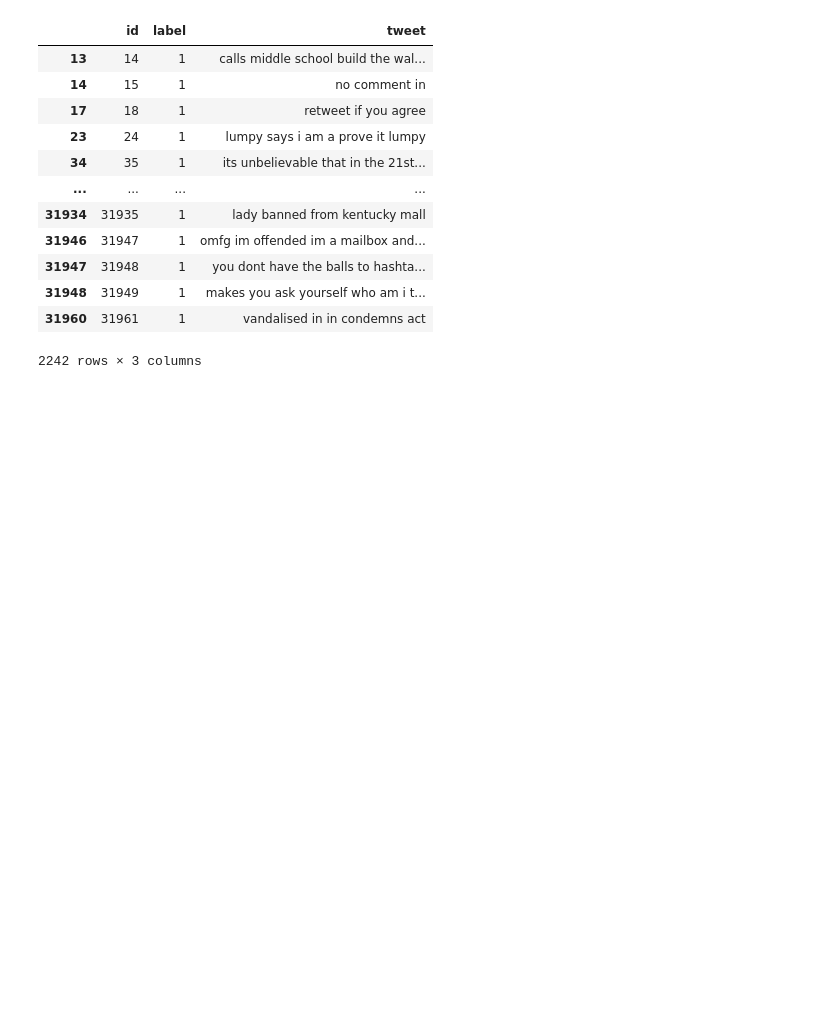
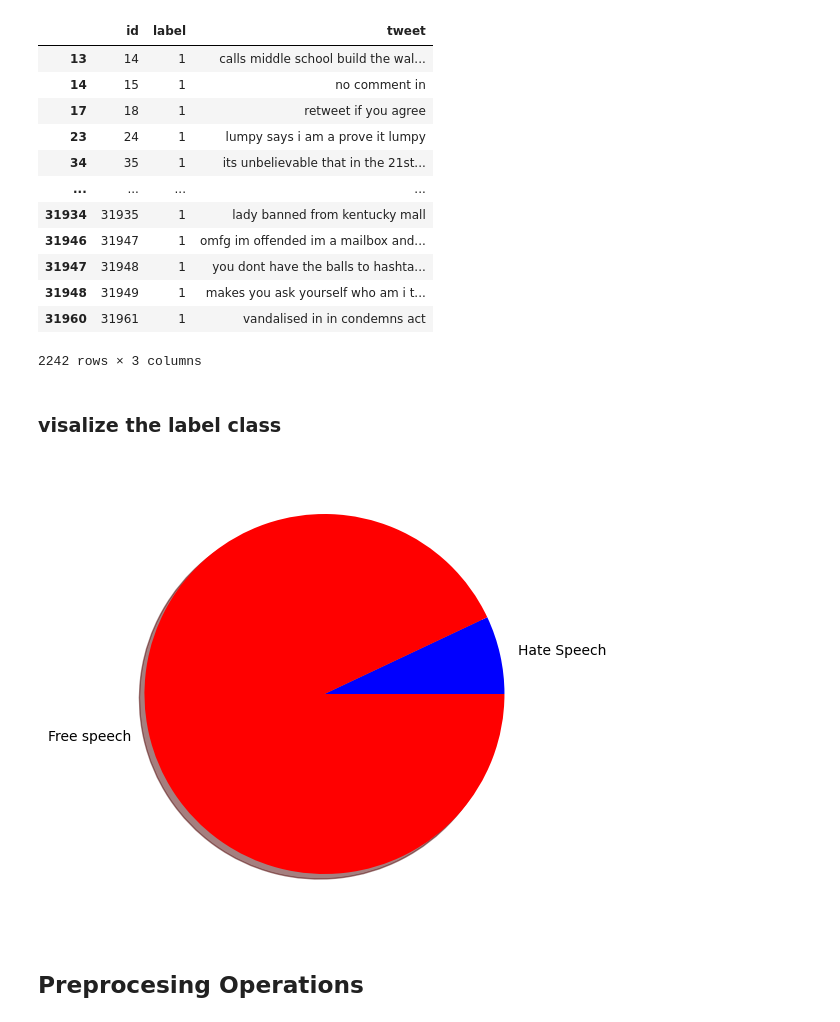
Before and after one commit to Ob1ida/Hate-Speach-Detection, a Jupyter notebook: Hate Speach Detection.ipynb, the cells around one changed output. Cells and saved outputs as stored; diff of their text form; code cells hidden in the pictures; blank space fills up the shorter version.

Commit message:
Pie plot,tokenizing,removed stopwords

```diff
--- a/Hate Speach Detection.ipynb
+++ b/Hate Speach Detection.ipynb
@@ -197,3 +207,19 @@ df[df['label'] == 1]
 | 31948 | 31949 | 1 | makes you ask yourself who am i t... |
 | 31960 | 31961 | 1 | vandalised in in condemns act |
 2242 rows × 3 columns
+# %% [markdown]
+### visalize the label class
+# %%
+hate_speech = df[df['label']==1].shape[0]
+free_speech = df[df['label']==0].shape[0]
+
+speech = [hate_speech, free_speech]
+label = ['Hate Speech','Free speech']
+
+plt.pie(speech,labels=label,shadow=True,colors=['blue','red'])
+plt.tight_layout()
+plt.show()
+# %% [output]
+[figure, added]
+# %% [markdown]
+## Preprocesing Operations
```
Also changed, not shown: parts of 9 cells of this notebook.
